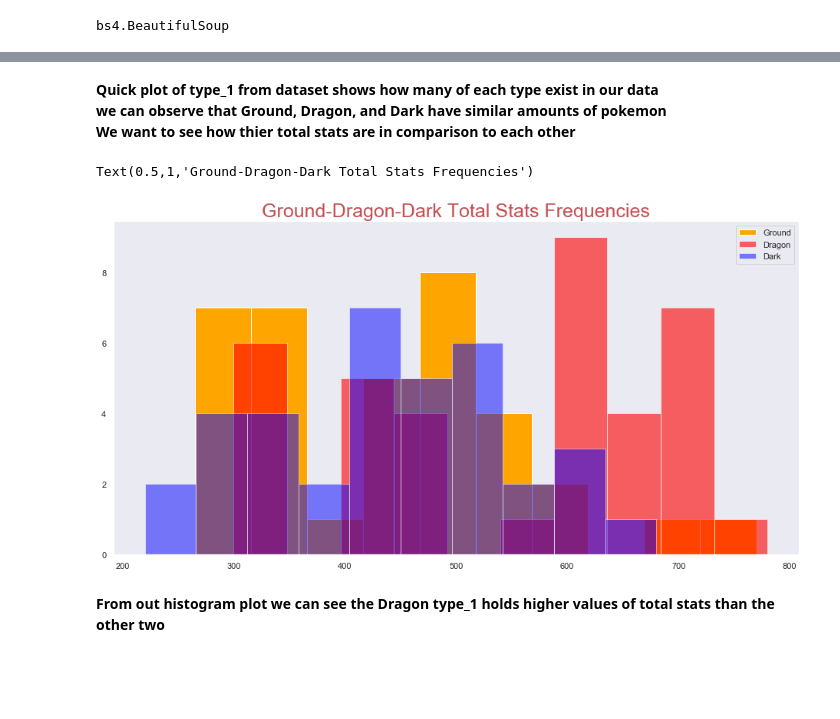
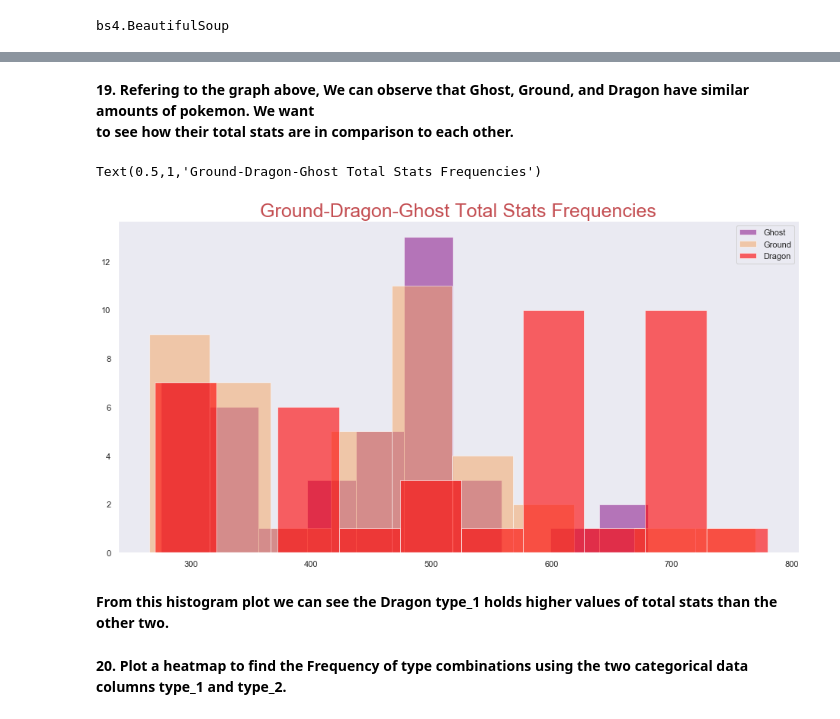
Before and after one commit to iarri/Pokemon-Data, a Jupyter notebook: Webscrape + Analysis of Pokemon Data.ipynb, the cells around one changed output, grey strips where cells are left out. Cells and saved outputs as stored; diff of their text form; code cells hidden in the pictures; blank space fills up the shorter version.

Commit message:
Add files via upload
Added graphs.

```diff
--- a/Webscrape + Analysis of Pokemon Data.ipynb
+++ b/Webscrape + Analysis of Pokemon Data.ipynb
@@ -104,5 +119,5 @@ poke_df.head()
 # %%
-poke_df = poke_df[['Number','Name','Type','Total','HP','Attack','Defense','Sp_Attk','Sp_Def','Speed']]
+poke_df = poke_df[['NationalNo','Name','Type','HP','Attack','Defense','Sp.Atk','Sp.Def','Speed','Total','Average']]
 # %%
 poke_df.head()
 # %% [output]
@@ -162,7 +190,7 @@ for i in type1_2:
 # %%
 idx = 2
 poke_df.insert(loc=idx,column='Type_1',value=type_1)
-#poke_df.insert(loc=idx,column='Type_2',value=type_2)
+poke_df.insert(loc=idx,column='Type_2',value=type_2)
 # %%
 poke_df.head()
 # %% [output]
@@ -176,0 +205,3 @@ poke_df.head()
+# %%
+poke_df = poke_df[['NationalNo','Name','Type','Type_1','Type_2','HP','Attack','Defense','Sp.Atk','Sp.Def','Speed','Total','Average']]
+poke_df.head()
@@ -177,2 +217,2 @@ poke_df.head()
 # %%
-poke_df.drop('Type', axis=1, inplace=True)
+#poke_df.drop('Type', axis=1, inplace=True)
@@ -222,19 +303,21 @@ poke_df.Type_1.value_counts().plot.bar()
 # %% [markdown]
-**Quick plot of type_1 from dataset shows how many of each type exist in our data<br> we can observe that Ground, Dragon, and Dark have similar amounts of pokemon<br> We want to see how thier total stats are in comparison to each other**
+**19. Refering to the graph above, We can observe that Ghost, Ground, and Dragon have similar amounts of pokemon. We want<br> to see how their total stats are in comparison to each other.**
 # %%
+type_ghost = poke_df[poke_df['Type_1'] == 'Ghost']
 type_ground = poke_df[poke_df['Type_1'] == 'Ground']
 type_dragon = poke_df[poke_df['Type_1'] == 'Dragon']
-type_dark = poke_df[poke_df['Type_1'] == 'Dark']
 
 plt.figure(figsize=(16,8))
 plt.grid(False)
-plt.hist(type_ground['Total'], label='Ground', color = 'orange')
+plt.hist(type_ghost['Total'], label='Ghost', color = 'purple', alpha=.5)
+plt.hist(type_ground['Total'], label='Ground', color = 'sandybrown', alpha=.5)
 plt.hist(type_dragon['Total'], label='Dragon', color = 'red', alpha=.6)
-plt.hist(type_dark['Total'], label='Dark', color = 'blue', alpha=.5)
 plt.legend(loc='upper right')
-plt.title("Ground-Dragon-Dark Total Stats Frequencies", fontsize=25, color='r')
+plt.title("Ground-Dragon-Ghost Total Stats Frequencies", fontsize=25, color='r')
 # %% [output]
-Text(0.5,1,'Ground-Dragon-Dark Total Stats Frequencies')
+Text(0.5,1,'Ground-Dragon-Ghost Total Stats Frequencies')
-[figure, old version]
+[figure, new version]
 # %% [markdown]
-**From out histogram plot we can see the Dragon type_1 holds higher values of total stats than the other two**
+**From this histogram plot we can see the Dragon type_1 holds higher values of total stats than the other two.**
+# %% [markdown]
+**20. Plot a heatmap to find the Frequency of type combinations using the two categorical data columns type_1 and type_2.**
```
Also changed, not shown: parts of 53 cells of this notebook.
